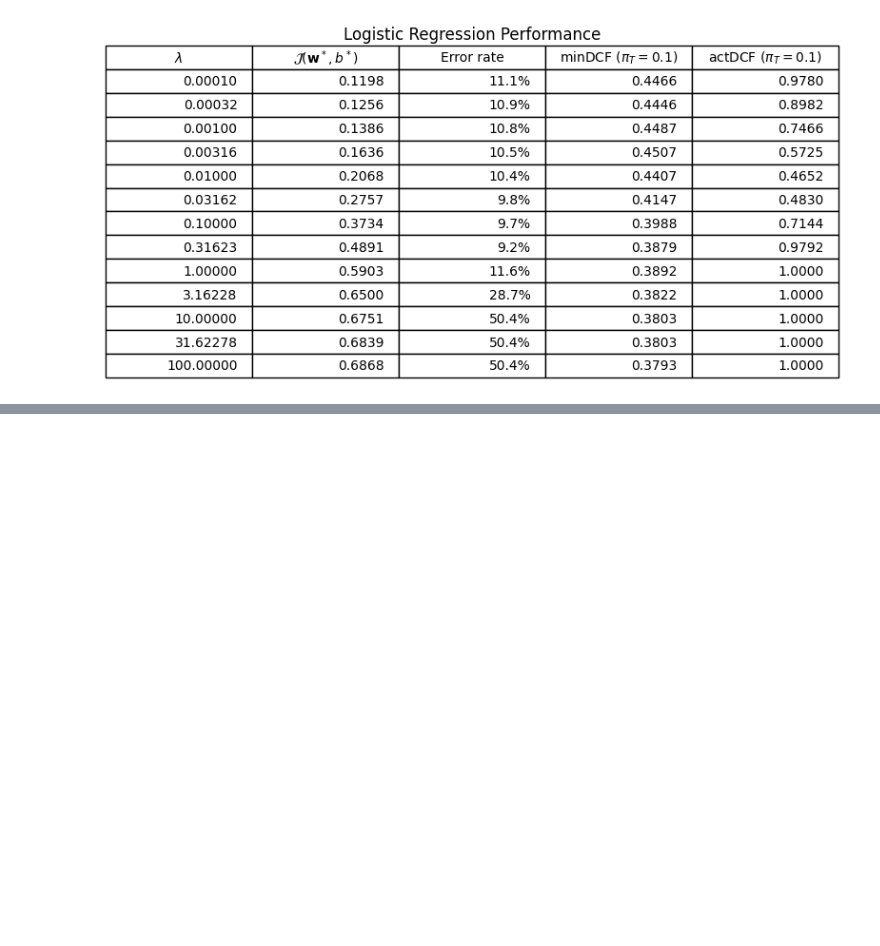
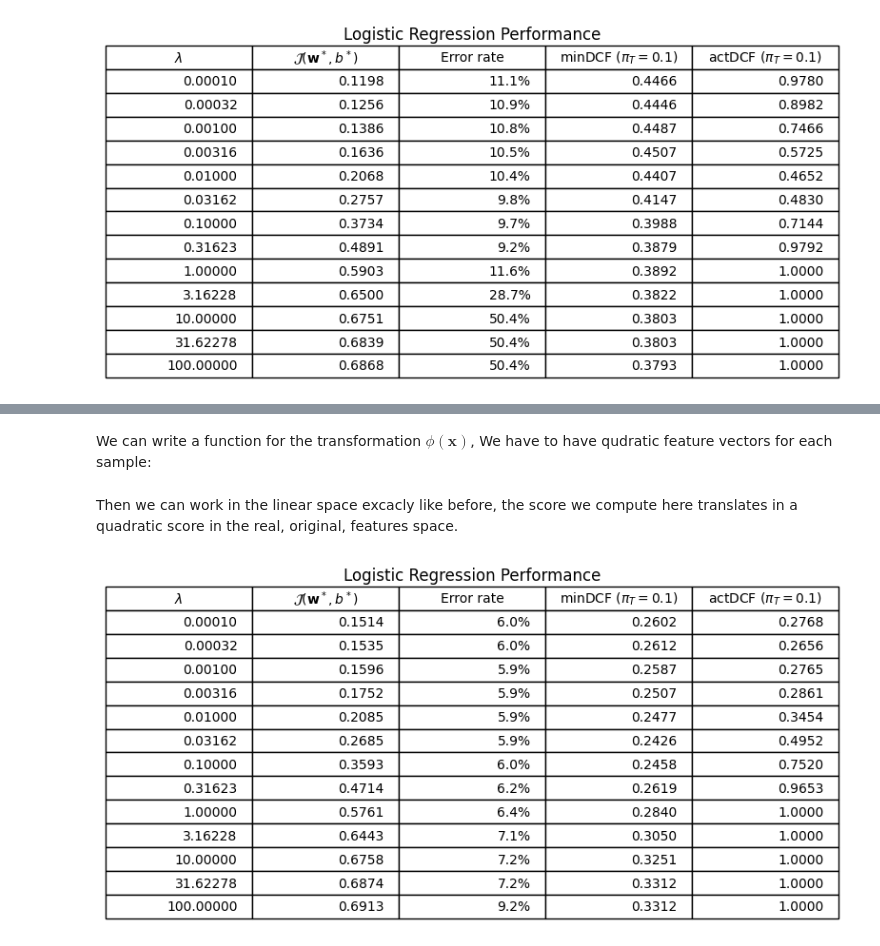
Before and after one commit to RiccardoRevalor/Fingerprint_Spoofing_Detection, a Jupyter notebook: 3_logReg_SVM.ipynb, the cells around one changed output, grey strips where cells are left out. Cells and saved outputs as stored; diff of their text form; code cells hidden in the pictures; blank space fills up the shorter version.

Commit message:
feat: quadratic L.R.

```diff
--- a/3_logReg_SVM.ipynb
+++ b/3_logReg_SVM.ipynb
@@ -312,0 +429,29 @@ plotDCFasFunctionOfLambda(lambdas, DCF_l_1OutOf50, minDCF_l_1OutOf50, filename="
+# %% [markdown]
+We can write a function for the transformation $\phi(\mathbf{x})$, We have to have qudratic feature vectors for each sample:
+# %%
+def phi(DTR):
+    n_features, n_samples = DTR.shape
+    DTR_quadratic = np.zeros((n_features**2, n_samples)) #it's like now each sample has n_features^2 features
+
+    #now, iterates through every feature vector of the original space and do x @ x.T
+    for i in range(n_samples):
+       #for the i-th sample, take all of its features
+       x = DTR[:, i:i+1] #x is a column vector of shape (n_features, 1) and represents the i-th sample
+       #compute x @ x.T
+       quadraticX = x @ x.T #quadratic sample
+
+       #do vec(x @ x.T) to get the vectorized version of the quadratic sample
+       vectorizedQuadraticX = quadraticX.flatten()
+
+       DTR_quadratic[:, i] = vectorizedQuadraticX
+
+
+    #at the end we need to stack the original feature vectors (so the original samples)
+    return np.vstack((DTR_quadratic, DTR))
+# %% [markdown]
+Then we can work in the linear space excacly like before, the score we compute here translates in a quadratic score in the real, original, features space.
+# %%
+AppPriorTrue = 0.1
+(_, _, minDCF_l_quadraticLR, DCF_l_quadraticLR, _) = LR.fitLogReg(phi(DTR), LTR, phi(DVAL), LVAL, lambdas, AppPriorTrue, manual_grad=True)
+# %% [output]
+[figure, added]
```
Also changed, not shown: parts of 16 cells of this notebook, 5 other files.
